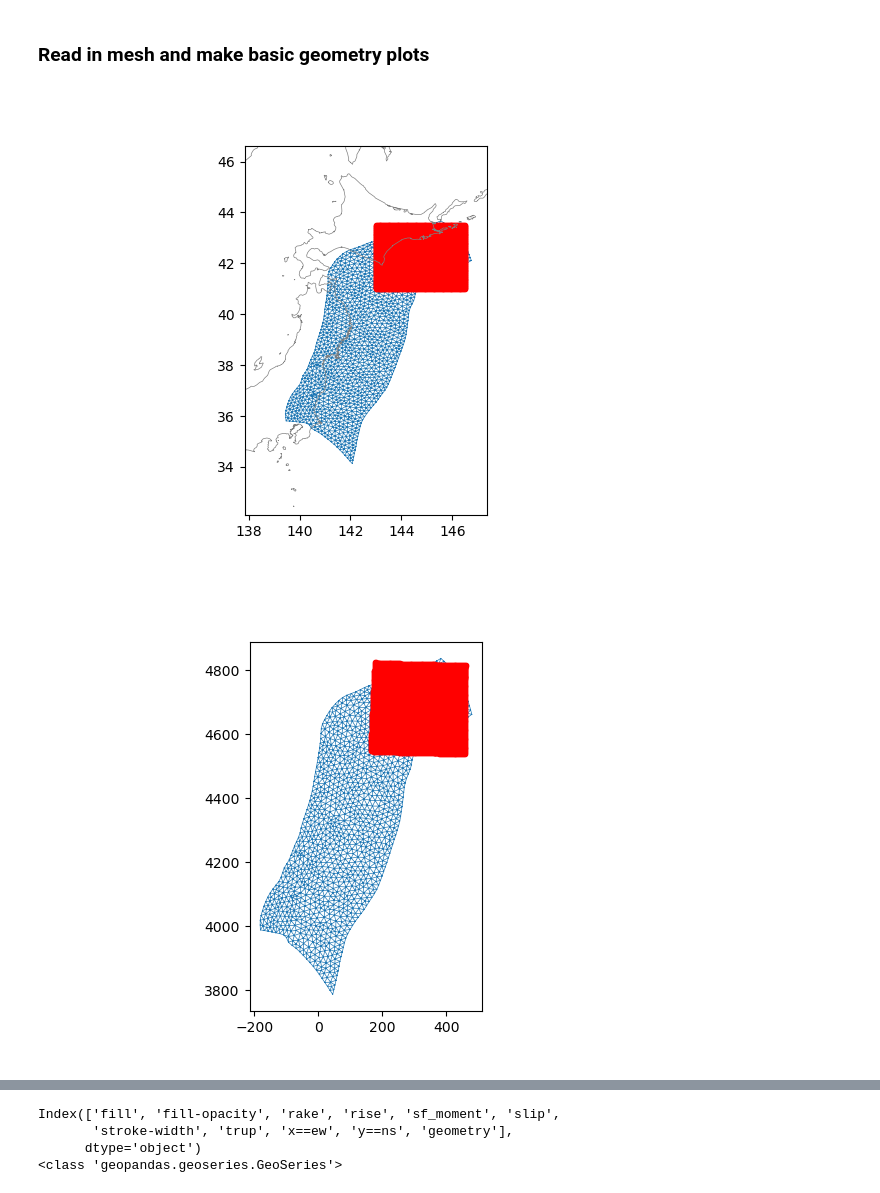
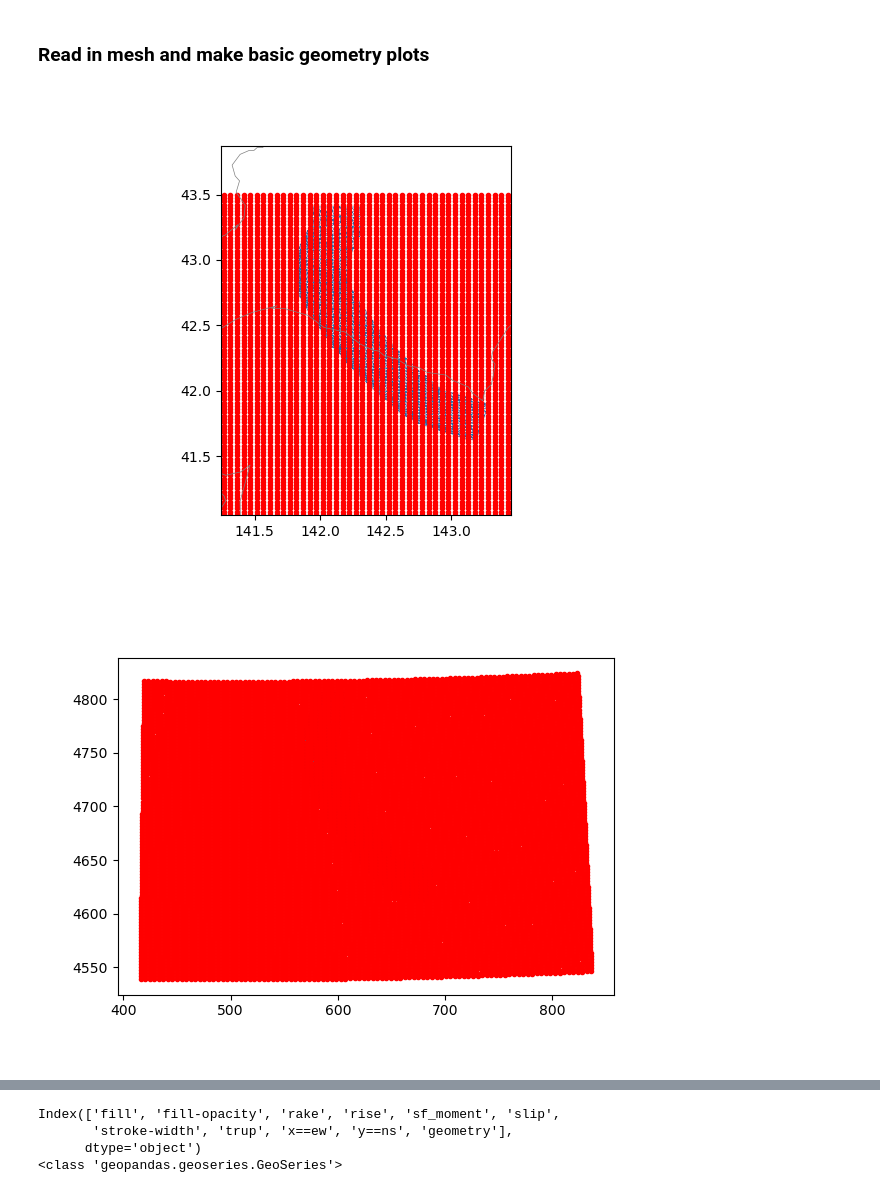
Before and after one commit to e-middleton/Emily_fault_displacement, a Jupyter notebook: fault_displacement.ipynb, the cells around one changed output, grey strips where cells are left out. Drawn from its saved outputs; the diff is of its cells as text; code cells hidden in the pictures.

```diff
--- a/fault_displacement.ipynb
+++ b/fault_displacement.ipynb
@@ -45,7 +45,7 @@ def wrap2360(lon):
 # %%
 # Read in source fault
 # filename = "cascadia.msh"
-filename = "japan.msh"
+filename = "UrahoroAvg.msh"
 mesh = dict()
 meshobj = meshio.read(filename)
 mesh["file_name"] = filename
@@ -102,7 +102,7 @@ mesh["dip_flag"] = mesh["dip"] != 90
 # ys = np.linspace(40, 50, 100)
 
 # Hokkaido range
-xs = np.linspace(143, 146.5, 100)
+xs = np.linspace(140, 145, 100)
 ys = np.linspace(41, 43.5, 100)
 
 # Reshape grid
@@ -158,32 +158,32 @@ ax.plot(pts[:, 0], pts[:, 1], '.r')
 ax.plot(coast.lon+360*(1-lon_corr), coast.lat, color="gray", linewidth=0.5)
 ax.set(xlim=(xmin, xmax), ylim=(ymin, ymax), aspect='equal')
 plt.show()
 
 # Make another plot, showing fault and grid in Cartesian coordinates
 fig, ax = plt.subplots()
 ax.triplot(cart_fault_pts[:,0], cart_fault_pts[:, 1], mesh["verts"], linewidth=0.5)
 ax.plot(cart_grid_pts[:, 0], cart_grid_pts[:, 1], '.r')
 ax.set(aspect="equal")
 plt.show()
 
 # Show elements colored by strike
 fig, ax = plt.subplots()
 # Draw the fault
 ax.tripcolor(mesh["points"][:, 0], mesh["points"][:, 1], mesh["verts"], facecolors=mesh["strike"])
 # Add coastline
 ax.plot(coast.lon+360*(1-lon_corr), coast.lat, color="gray", linewidth=0.5)
 ax.set(xlim=(xmin, xmax), ylim=(ymin, ymax), aspect='equal')
 plt.show()
 
 # #Show elements colored by depth
 # fig, ax = plt.subplots()
 # fo = ax.tripcolor(mesh["points"][:, 0], mesh["points"][:, 1], mesh["verts"], facecolors=mesh["centroids"][:,2])
 # plt.colorbar(fo) #uses info from plotted object to create scale
 # # Add coastline
 # ax.plot(coast.lon+360*(1-lon_corr), coast.lat, color="gray", linewidth=0.5)
 # ax.title.set_text("Fault Colored By Depth (km)")
 # ax.set(xlim=(xmin, xmax), ylim=(ymin, ymax), aspect='equal')
 # plt.show()
 # %% [output]
-[figure, old version]
+[figure, new version]
-[figure, old version]
+[figure, new version]
```
Also changed, not shown: parts of 8 cells of this notebook.
